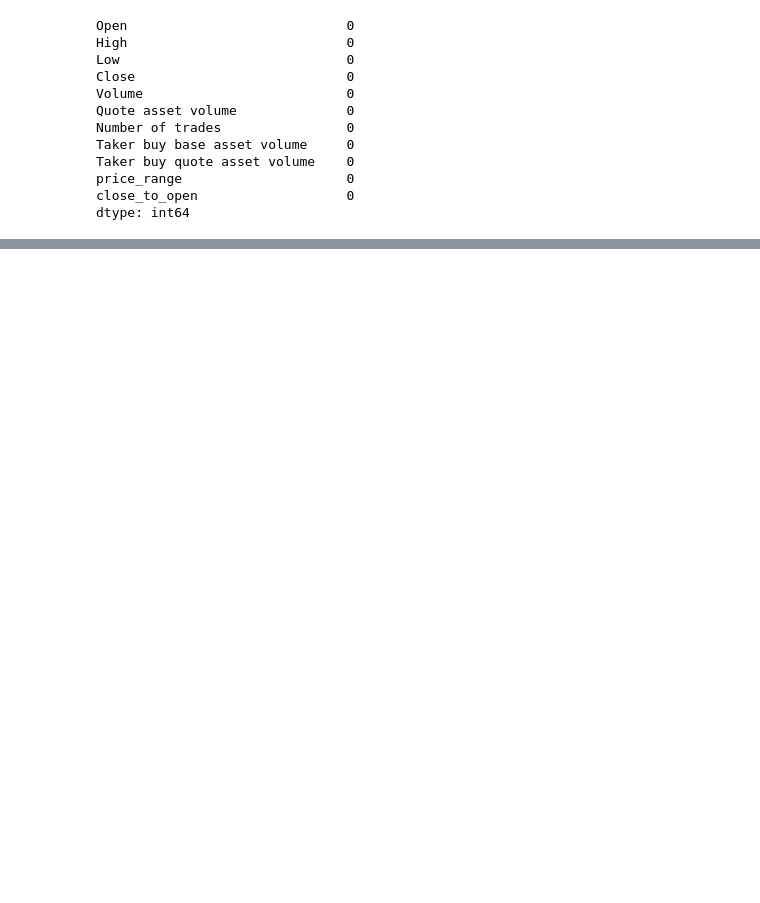
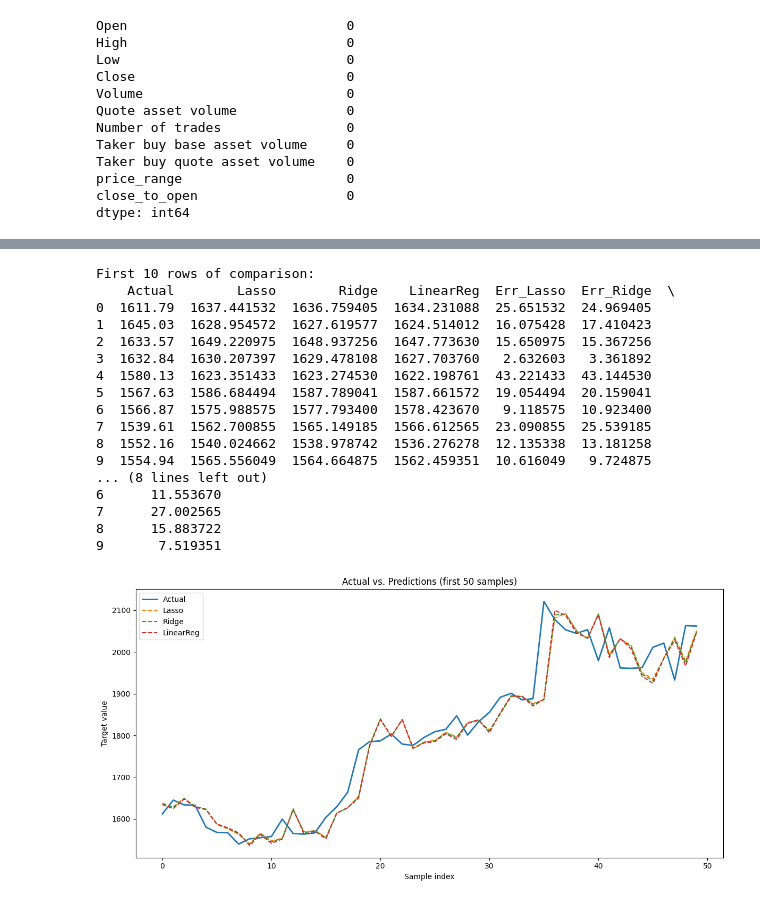
Before and after one commit to fahimai001/CryptoCurrency-Forecasting, a Jupyter notebook: notebooks/exp.ipynb, the cells around one changed output, grey strips where cells are left out. Saved outputs shown, nothing was run; the diff lists cells and outputs as text; code cells hidden in the pictures; blank space fills up the shorter version.

```diff
--- a/notebooks/exp.ipynb
+++ b/notebooks/exp.ipynb
@@ -340,0 +175,55 @@ Ridge 5-Fold CV Mean RMSE: 1256.5355397900062
+# %%
+# after your existing code…
+
+# 1. Build a DataFrame comparing actuals & predictions
+import pandas as pd
+
+results = pd.DataFrame({
+    "Actual":       y_test,
+    "Lasso":        lasso_pred,
+    "Ridge":        ridge_pred,
+    "LinearReg":    lr_pred
+})
+
+# Add absolute errors if you like
+results["Err_Lasso"]     = (results["Actual"] - results["Lasso"]).abs()
+results["Err_Ridge"]     = (results["Actual"] - results["Ridge"]).abs()
+results["Err_LinearReg"] = (results["Actual"] - results["LinearReg"]).abs()
+
+print("\nFirst 10 rows of comparison:")
+print(results.head(10))
+
+# 2. Plot actual vs. predicted for the first N samples
+import matplotlib.pyplot as plt
+
+N = 50  # how many points to plot
+plt.figure(figsize=(12, 6))
+plt.plot(results["Actual"][:N].values,       label="Actual",        linewidth=2)
+plt.plot(results["Lasso"][:N].values,        label="Lasso",         linestyle="--")
+plt.plot(results["Ridge"][:N].values,        label="Ridge",         linestyle="--")
+plt.plot(results["LinearReg"][:N].values,    label="LinearReg",     linestyle="--")
+plt.title(f"Actual vs. Predictions (first {N} samples)")
+plt.xlabel("Sample index")
+plt.ylabel("Target value")
+plt.legend()
+plt.tight_layout()
+plt.show()
+# %% [output]
+First 10 rows of comparison:
+    Actual        Lasso        Ridge    LinearReg  Err_Lasso  Err_Ridge  \
+0  1611.79  1637.441532  1636.759405  1634.231088  25.651532  24.969405
+1  1645.03  1628.954572  1627.619577  1624.514012  16.075428  17.410423
+2  1633.57  1649.220975  1648.937256  1647.773630  15.650975  15.367256
+3  1632.84  1630.207397  1629.478108  1627.703760   2.632603   3.361892
+4  1580.13  1623.351433  1623.274530  1622.198761  43.221433  43.144530
+5  1567.63  1586.684494  1587.789041  1587.661572  19.054494  20.159041
+6  1566.87  1575.988575  1577.793400  1578.423670   9.118575  10.923400
+7  1539.61  1562.700855  1565.149185  1566.612565  23.090855  25.539185
+8  1552.16  1540.024662  1538.978742  1536.276278  12.135338  13.181258
+9  1554.94  1565.556049  1564.664875  1562.459351  10.616049   9.724875
+... (8 lines left out)
+6      11.553670
+7      27.002565
+8      15.883722
+9       7.519351
+[figure, added]
```
Also changed, not shown: parts of 10 cells of this notebook, 9 other files.
